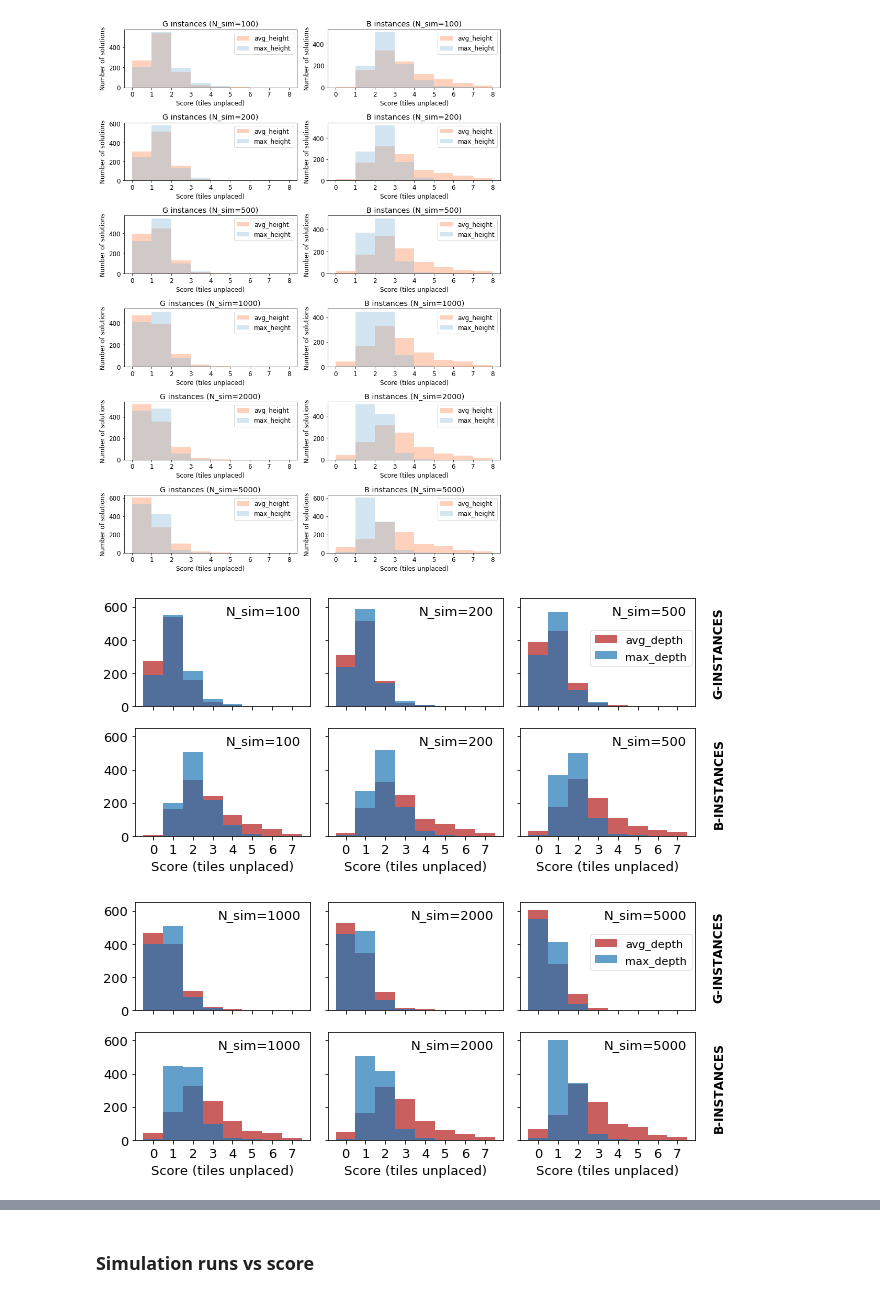
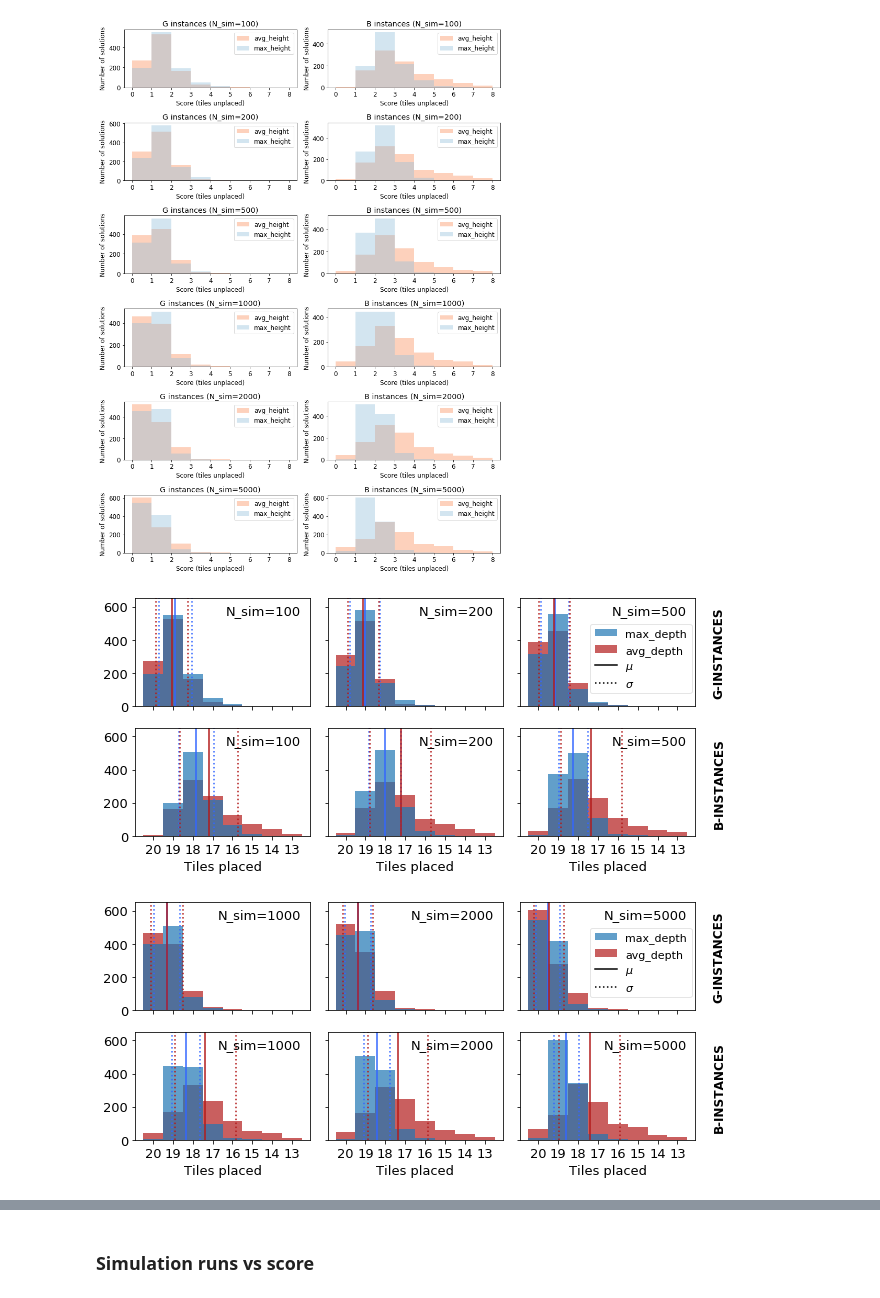
Before and after one commit to igorpejic/visapi, a Jupyter notebook: analsysis.ipynb, the cells around one changed output, grey strips where cells are left out. Drawn from its saved outputs; the diff is of its cells as text; code cells hidden in the pictures.

```diff
--- a/analsysis.ipynb
+++ b/analsysis.ipynb
@@ -50,7 +50,7 @@ gets problem_id's of problems which were solved by all variations
 '''
 def get_best_problem_ids(N=1000, guillotine=True):
     ret = []
-    common_args = {'improved_sel': True, 'score__isnull': False}
+    common_args = {'solution_tiles_order__isnull': True, 'improved_sel': True, 'score__isnull': False}
     problem_ids = set()
     for r in Result.objects.filter(n_simulations=5000, **common_args):
         if guillotine:
@@ -746,5 +579,5 @@ Exceeption list index out of range occurred
 # %%
-common_args = {'problem_generator': 'florian', 'improved_sel': True}
+common_args = {'problem_generator': 'florian', 'improved_sel': True, 'solution_tiles_order__isnull': True}
 
 N_SIM = [100, 200, 500, 1000, 2000, 5000]
 
@@ -863,7 +696,7 @@ for subp in range(0, 2):
                 n_sim = N_SIM[(i + 3) % 6]
             common_args = {
                 'score__isnull': False, 'improved_sel': True,
-                'n_simulations': n_sim
+                'n_simulations': n_sim, 'solution_tiles_order__isnull': True
             }
             if problem_type == 'guillotine':
                 common_args['problem_generator'] = 'guillotine'
@@ -876,14 +709,18 @@ for subp in range(0, 2):
                 avg_depth_scores = Result.objects.filter(their_id__in=best_their_ids, strategy='avg_depth', **common_args).values('score')
                 max_depth_scores = Result.objects.filter(their_id__in=best_their_ids, strategy='max_depth', **common_args).values('score')
 
-            sns.distplot(score_to_int(pd.DataFrame.from_records(avg_depth_scores)),
+            avg_depth_scores_df = pd.DataFrame.from_records(avg_depth_scores)
+            sns.distplot(score_to_int(avg_depth_scores_df),
                          kde=False, label='avg_depth',
                          color="#b31b1b",
                          hist_kws=dict(alpha=0.7),
                          bins=bins, ax=axes[j][i])
-            sns.distplot(score_to_int(pd.DataFrame.from_records(max_depth_scores)),
+            max_depth_scores_df = pd.DataFrame.from_records(max_depth_scores)
+            sns.distplot(score_to_int(max_depth_scores_df),
                               hist_kws=dict(alpha=0.7),
                               kde=False, label='max_depth', bins=bins, ax=axes[j][i])
+
+
 
             axes[j][i].set_ylim(0, 650)
             axes[j][i].xaxis.set_major_locator(ticker.MultipleLocator(1))
@@ -894,34 +731,62 @@ for subp in range(0, 2):
                     horizontalalignment='right',
                     # verticalalignment='center',
                     transform=axes[j][i].transAxes)
 
             if i == 2:
                 # _title = "\n".join([c for c in titles[problem_type]])
                 _title = titles[problem_type]
                 axes[j][i].text(1.10,.1, f'{_title}',
                         # horizontalalignment='right',
                         rotation='vertical',
                                 weight='bold',
                         # verticalalignment='center',
                                 size=12,
                         transform=axes[j][i].transAxes)
 
+            # MEAN AND STDDEV
+            color = '#3366ff'
+            mean = max_depth_scores_df['score'].mean()
+            stddev = max_depth_scores_df['score'].std()
+            axes[j][i].axvline(mean - stddev, linestyle=':', color=color)
+            axes[j][i].axvline(mean + stddev, linestyle=':', color=color)
+            axes[j][i].axvline(mean, color=color)
+
+            color = '#b31b1b'
+            mean = avg_depth_scores_df['score'].mean()
+            stddev = avg_depth_scores_df['score'].std()
+            axes[j][i].axvline(mean - stddev, linestyle=':', color=color, label='$\sigma$')
+            axes[j][i].axvline(mean + stddev, linestyle=':', color=color)
+            axes[j][i].axvline(mean, color=color, label='$\mu$')
+
+            #END MEAN AND STDDEV
+
 
             if problem_type == 'florian':
-                axes[j][i].set_xlabel('Score (tiles unplaced)')
+                axes[j][i].set_xlabel('Tiles placed')
+                axes[j][i].set_xticklabels([21, 20, 19, 18, 17, 16, 15, 14, 13])
             else:
                 axes[j][i].set_xticklabels([])
             if i == 0:
                 pass
                 # axes[j][i].set_ylabel(f'Number of solutions')
             if i > 0:
                 axes[j][i].set_yticklabels([])
             if i == 2 and  problem_type == 'guillotine':
-                axes[j][i].legend(loc=(0.4, 0.37), framealpha=0.5, fontsize=11)
+                handles, labels = axes[j][i].get_legend_handles_labels()
+                handles = handles[::-1]
+                labels = labels[::-1][:2]
+                import matplotlib.lines as mlines
+                mu_line = mlines.Line2D([], [], color='black')
+                handles[2] = mu_line
+                labels.append('$\mu$')
+                sigma_line = mlines.Line2D([], [], color='black', linestyle=':')
+                handles[3] = sigma_line
+                labels.append('$\sigma$')
+                axes[j][i].legend(handles, labels, loc=(0.4, 0.12), framealpha=0.5, fontsize=11)
 
     f.tight_layout()
     # plt.rcParams["figure.figsize"] = (8,5)
     plt.show()
 # %% [output]
-[figure, old version]
+[figure, new version]
-[figure, old version]
+[figure, new version]
```
Also changed, not shown: parts of 17 cells of this notebook.
